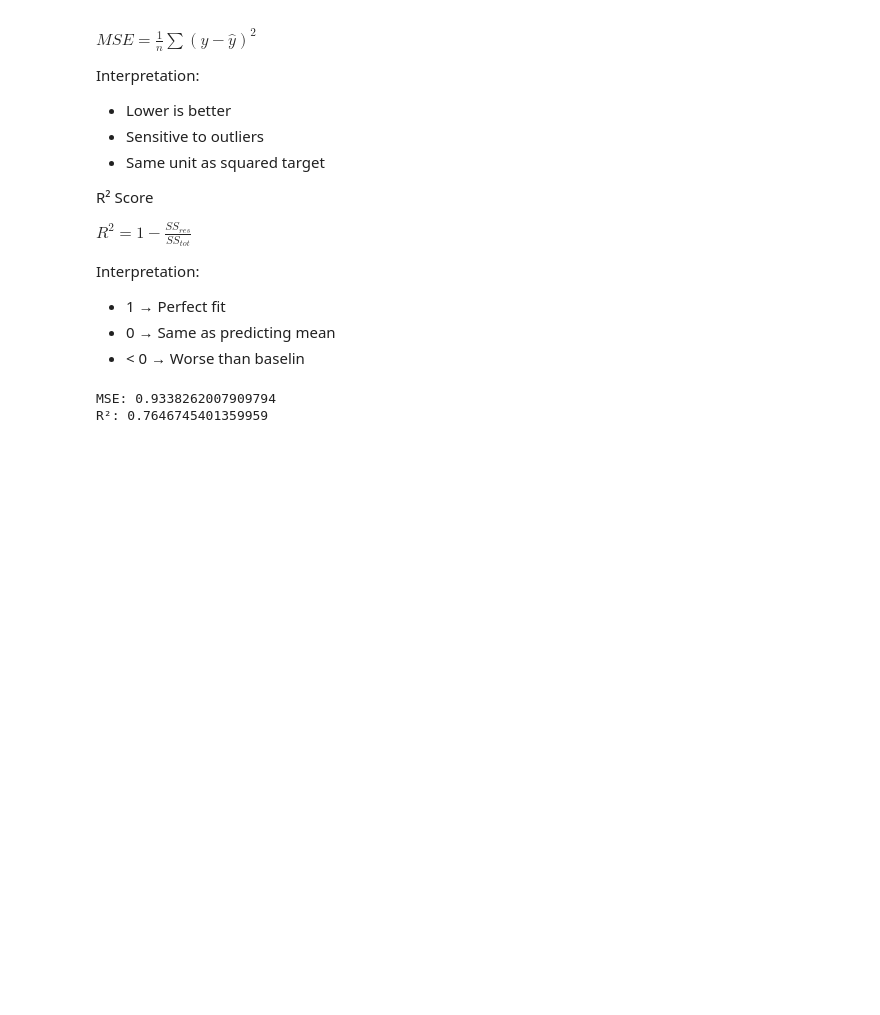
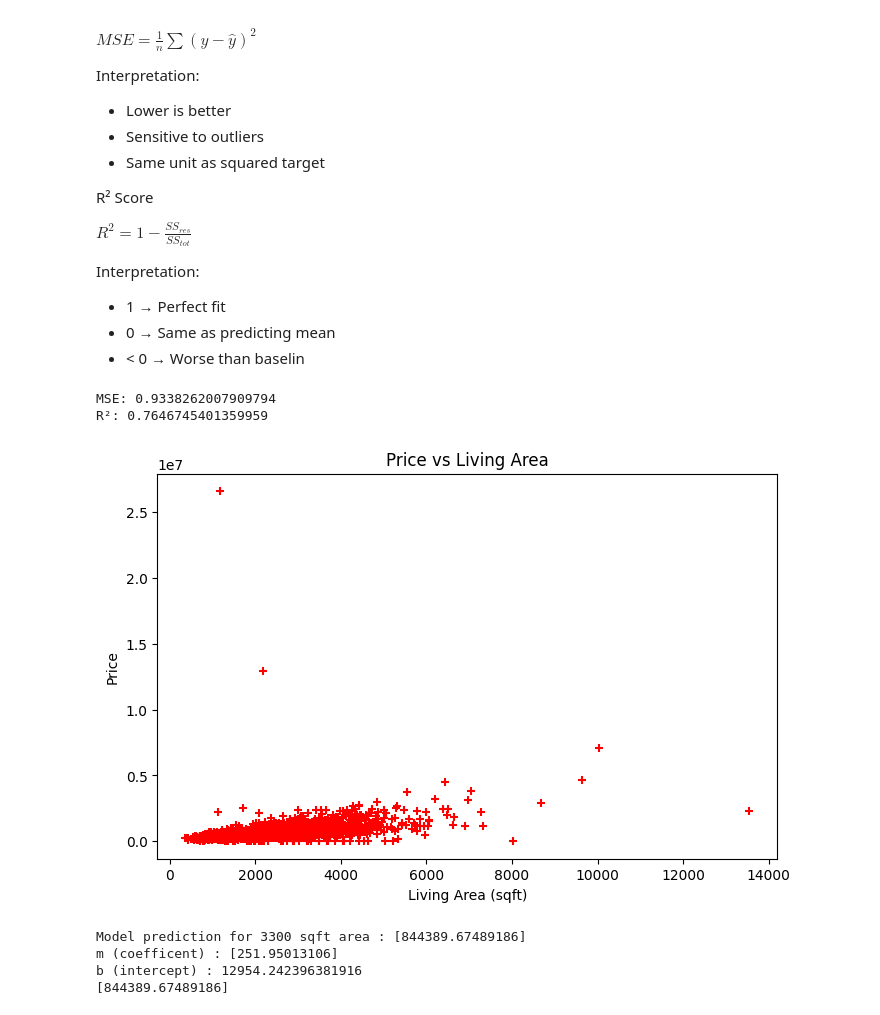
Before and after one commit to chitrank2050/ML-Notebook-Library, a Jupyter notebook: notebooks/ml-algorithms/regression/linear_regression.ipynb, the cells around one changed output. Saved outputs shown, nothing was run; the diff lists cells and outputs as text; code cells hidden in the pictures; blank space fills up the shorter version.

Commit message:
Added Example for linear regression: single Variable

```diff
--- a/notebooks/ml-algorithms/regression/linear_regression.ipynb
+++ b/notebooks/ml-algorithms/regression/linear_regression.ipynb
@@ -134,3 +134,55 @@ MSE: 0.9338262007909794
 R²: 0.7646745401359959
 # %%
 # Example i.e with actual data
+
+pd.options.display.float_format = '{:.2f}'.format
+
+# We using house price dataset, as it is the one of the simplest for linear regression
+# We can other below datasets too for linear regression
+# `Student Performance`, `Auto MPG`, `Wine Quality`, `CDC Data: Nutrition, Physical Activity, Obesity`
+df = pd.read_csv('../../../datasets/house-price.csv',)
+
+# Remove objects
+num = []
+cat = []
+for cols in df.columns:
+    if df[cols].dtype == 'O':
+        cat.append(cols)
+    else:
+        num.append(cols)
+
+# 1. Linear Regression Single Variable example i.e getting price based on area (price = m*area + b)
+single_variable_df = df[['sqft_living','price']]
+
+%matplotlib inline
+plt.figure(figsize=(8,5))
+plt.scatter(single_variable_df.sqft_living, single_variable_df.price, color="red", marker="+")
+plt.xlabel("Living Area (sqft)")
+plt.ylabel("Price")
+plt.title("Price vs Living Area")
+plt.show()
+
+# Fit the model
+linear_model = LinearRegression()
+linear_model.fit(single_variable_df[['sqft_living']], single_variable_df.price)
+
+# Predict using a DataFrame with same column name
+# as (price = m*area + b) and we only provided area i.e 3300
+single_variable_prediction = linear_model.predict(
+    pd.DataFrame([[3300]], columns=['sqft_living'])
+    )
+
+print(f"Model prediction for 3300 sqft area : {single_variable_prediction}")
+
+# model calculated m and b on it's own
+print(f'm (coefficent) : {linear_model.coef_}')
+print(f'b (intercept) : {linear_model.intercept_}')
+
+# now we can try manually with formula
+print(linear_model.coef_*3300 + linear_model.intercept_)
+# %% [output]
+[figure, added]
+Model prediction for 3300 sqft area : [844389.67489186]
+m (coefficent) : [251.95013106]
+b (intercept) : 12954.242396381916
+[844389.67489186]
```
Also changed, not shown: parts of 1 cell of this notebook.
